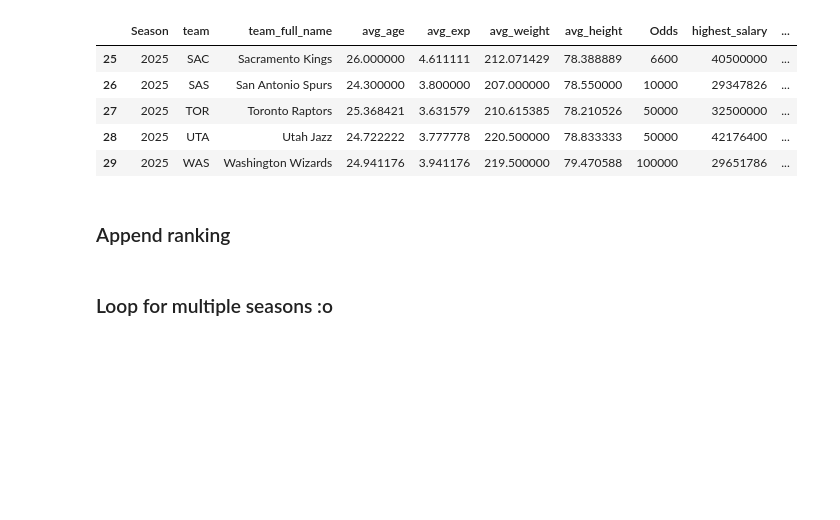
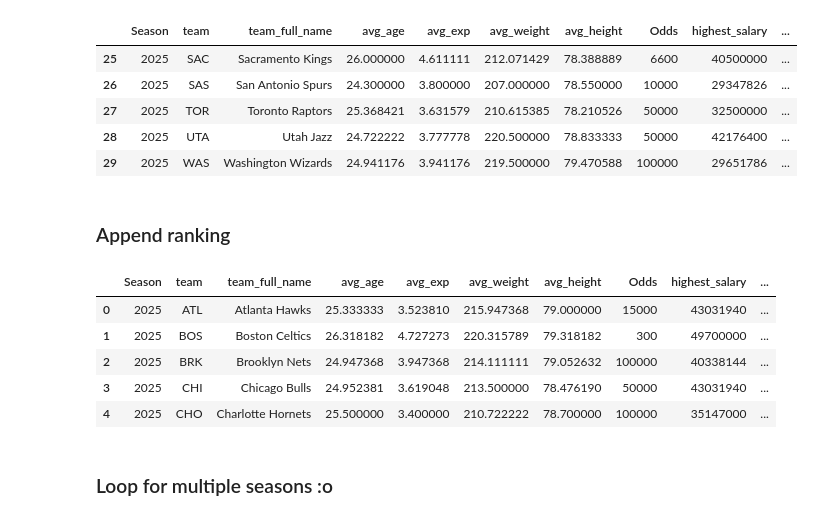
Before and after one commit to TomHavy/Nba-Standings-Prediction, a Jupyter notebook: scrap-nba-data.ipynb, the cells around one changed output. Saved outputs shown, nothing was run; the diff lists cells and outputs as text; code cells hidden in the pictures; blank space fills up the shorter version.

```diff
--- a/scrap-nba-data.ipynb
+++ b/scrap-nba-data.ipynb
@@ -219,7 +219,7 @@ def clean_salaries(salaries):
 
     salaries['Salary'] = salaries['Salary'].fillna(0)
 
-    salaries['Salary'] = salaries['Salary'].replace({'\$': '', ',': ''}, regex=True).astype(int)
+    salaries['Salary'] = salaries['Salary'].replace({r'\$': '', ',': ''}, regex=True).astype(int)
 
     salaries = salaries.sort_values(by='Salary', ascending=False)
 
@@ -438,0 +453,36 @@ avg_odds_salary_players_champ.tail(5)
+# %%
+# https://www.basketball-reference.com/leagues/NBA_2024_standings.html
+
+def scrape_ranking(season):
+    all_data = pd.DataFrame()
+
+
+    url = f"https://www.basketball-reference.com/leagues/NBA_{season}_standings.html"
+
+    response = requests.get(url)
+
+    # print(response)
+    # print(url)
+
+    for id in ['confs_standings_W','confs_standings_E']:
+        if response.status_code == 200:
+            soup = BeautifulSoup(response.content, 'html.parser')
+            table = soup.find('table', {'id': id})
+
+            if table:
+                df = pd.read_html(io.StringIO(str(table)))[0]
+
+                df['Season'] = season
+
+                df = clean_ranking(df)
+
+                all_data = pd.concat([all_data, df], ignore_index=True)
+
+            else:
+
+                print(f"No table found for {season}")
+
+        else:
+            print(f"Failed to retrieve data for {season}")
+
+    return all_data
@@ -439,3 +491,14 @@ avg_odds_salary_players_champ.tail(5)
+# %%
+avg_odds_salary_players_champ_rk = avg_odds_salary_players_champ.merge(ranking, on=['team_full_name', 'Season'], how='left')
+# %%
+avg_odds_salary_players_champ_rk.head(5)
+# %% [output]
+|  | Season | team | team_full_name | avg_age | avg_exp | avg_weight | avg_height | Odds | highest_salary | ... |
+| 0 | 2025 | ATL | Atlanta Hawks | 25.333333 | 3.523810 | 215.947368 | 79.000000 | 15000 | 43031940 | ... |
+| 1 | 2025 | BOS | Boston Celtics | 26.318182 | 4.727273 | 220.315789 | 79.318182 | 300 | 49700000 | ... |
+| 2 | 2025 | BRK | Brooklyn Nets | 24.947368 | 3.947368 | 214.111111 | 79.052632 | 100000 | 40338144 | ... |
+| 3 | 2025 | CHI | Chicago Bulls | 24.952381 | 3.619048 | 213.500000 | 78.476190 | 50000 | 43031940 | ... |
+| 4 | 2025 | CHO | Charlotte Hornets | 25.500000 | 3.400000 | 210.722222 | 78.700000 | 100000 | 35147000 | ... |
 # %% [markdown]
 ### Loop for multiple seasons :o
 # %%
```
Also changed, not shown: parts of 7 cells of this notebook, 2 other files.
